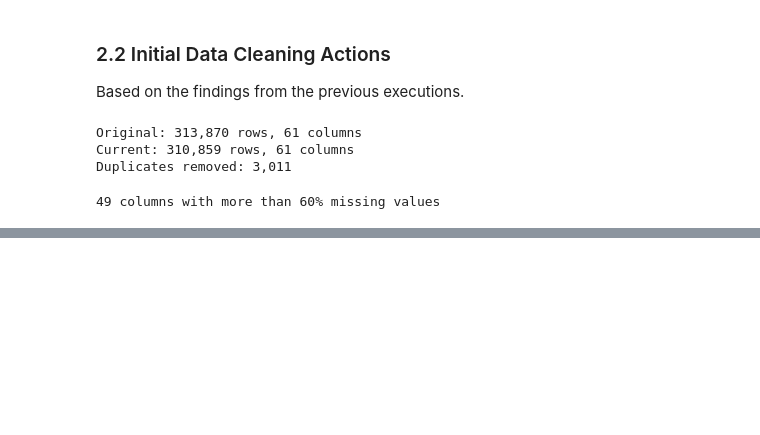
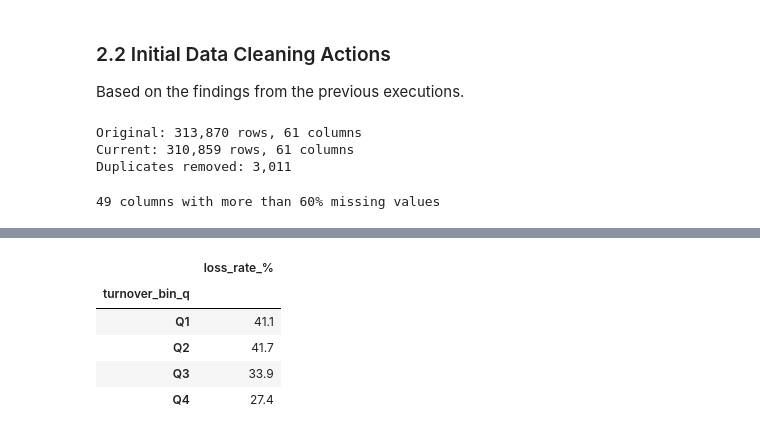
Before and after one commit to Ndunguuu01/Tax-Compliance-Prediction-Radar, a Jupyter notebook: CIT_Loss_Prediction-NoteBook.ipynb, the cells around one changed output, grey strips where cells are left out. Saved outputs shown, nothing was run; the diff lists cells and outputs as text; code cells hidden in the pictures; blank space fills up the shorter version.

```diff
--- a/CIT_Loss_Prediction-NoteBook.ipynb
+++ b/CIT_Loss_Prediction-NoteBook.ipynb
@@ -236,0 +405,15 @@ print(f"{len(high_missing_cols)} columns with more than 60% missing values")
+# %%
+# Creating quartiles (turnover bins)
+df_model["turnover_bin_q"] = pd.qcut(df_model["grossturnover"], 4, labels=["Q1", "Q2", "Q3", "Q4"]) # qcut ranks the data set in ascending order based on the turnover, and splits the arrange data into 4 equal quartiles
+
+# Looking at loss rate by turnover quartile
+# grouping the data by quartiles
+loss_by_q = (df_model.groupby("turnover_bin_q")["is_loss"].mean().mul(100).round(1).to_frame("loss_rate_%"))
+display(loss_by_q)
+# %% [output]
+|  | loss_rate_% |
+| turnover_bin_q |  |
+| Q1 | 41.1 |
+| Q2 | 41.7 |
+| Q3 | 33.9 |
+| Q4 | 27.4 |
```
Also changed, not shown: parts of 19 cells of this notebook.
